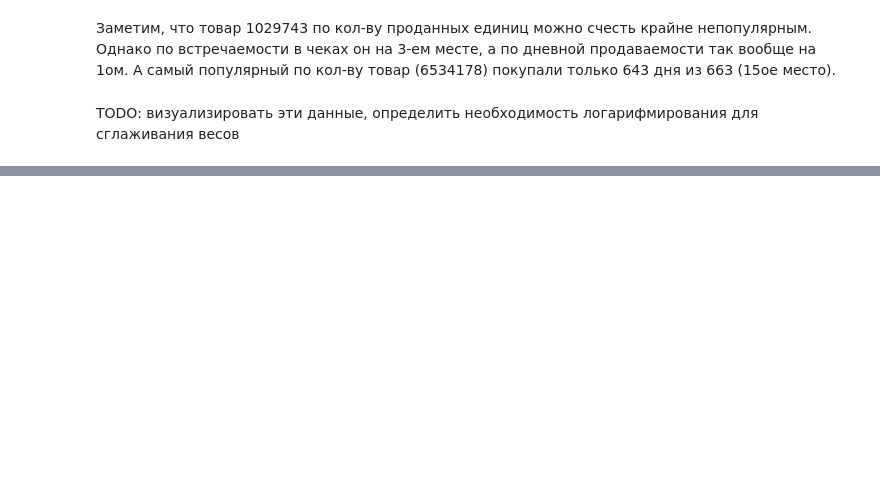
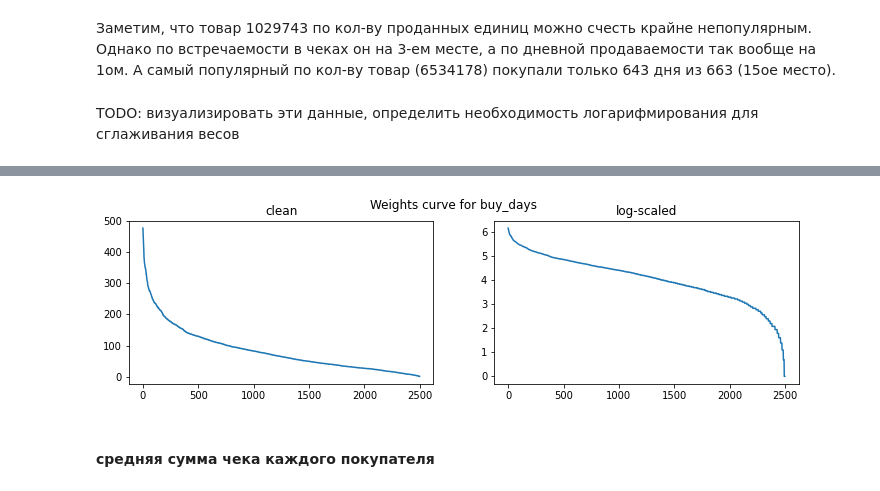
Before and after one commit to j2cry/gb_recommends, a Jupyter notebook: hw3/hw3.ipynb, the cells around one changed output, grey strips where cells are left out. Cells and saved outputs as stored; diff of their text form; code cells hidden in the pictures; blank space fills up the shorter version.

```diff
--- a/hw3/hw3.ipynb
+++ b/hw3/hw3.ipynb
@@ -283,0 +315,3 @@ TODO: визуализировать эти данные, определить
+# %%
+buy_days = purchases.groupby('user_id')['day'].nunique().rename('buy_days')
+buy_days.sort_values(ascending=False).head()
@@ -283,0 +326,6 @@ TODO: визуализировать эти данные, определить
+# %%
+plot_weight_curve(buy_days)
+# %% [output]
+[figure, added]
+# %% [markdown]
+#### средняя сумма чека каждого покупателя
```
Also changed, not shown: parts of 28 cells of this notebook, 1 other file.
